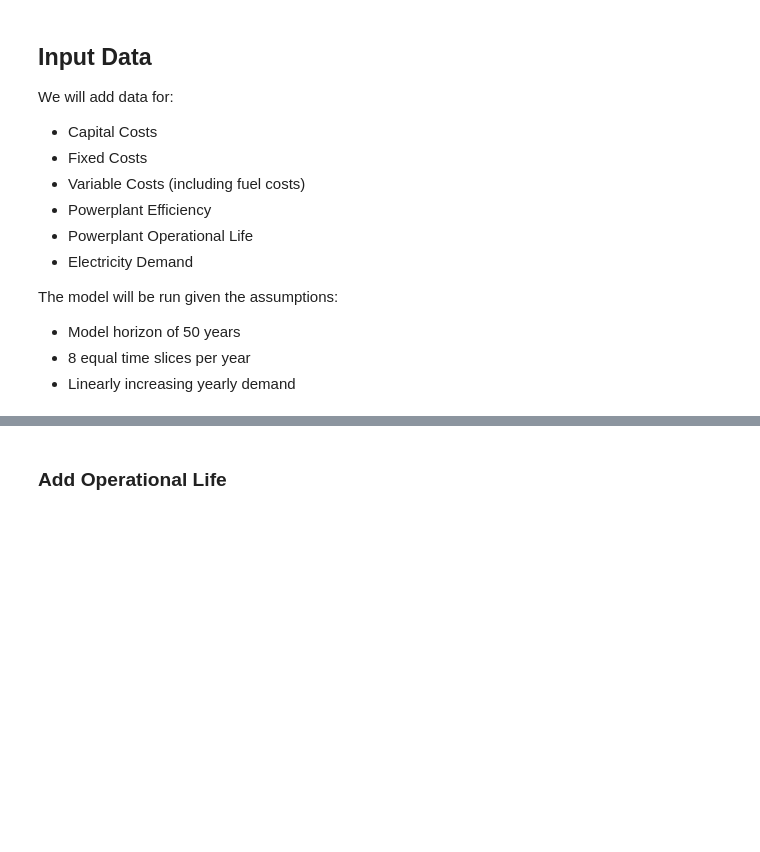
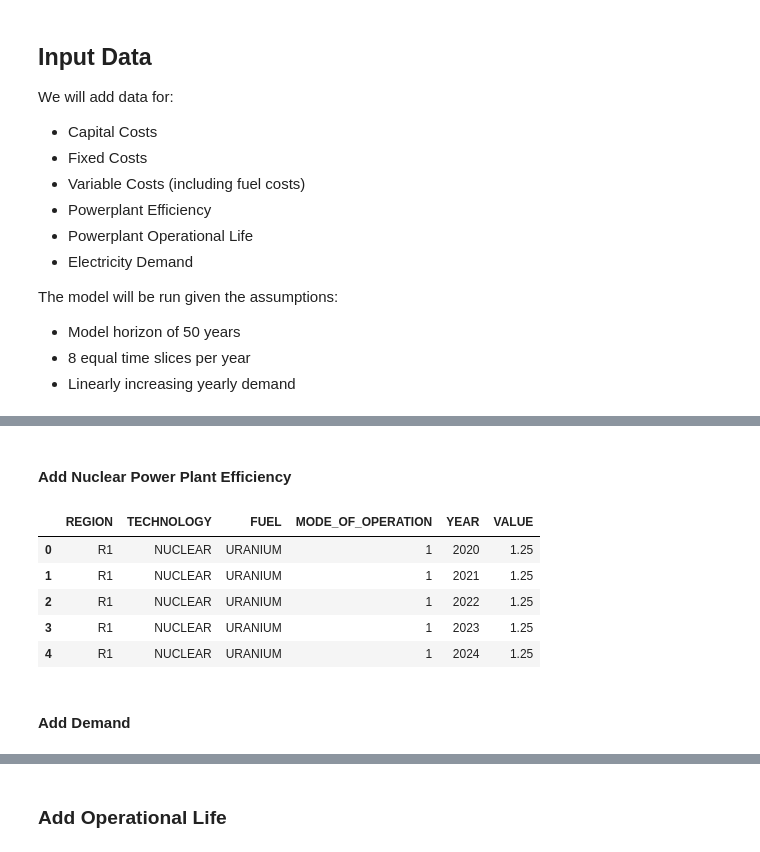
Before and after one commit to KTH-dESA/esom_gsa, a Jupyter notebook: Tutorial.ipynb, the cells around one changed output, grey strips where cells are left out. Cells and saved outputs as stored; diff of their text form; code cells hidden in the pictures; blank space fills up the shorter version.

Commit message:
updated examples

```diff
--- a/Tutorial.ipynb
+++ b/Tutorial.ipynb
@@ -274,0 +230,15 @@ add_demand(start_value, yearly_increase).head()
+# %%
+def make_param(data, param_value, save=None):
+    df = pd.DataFrame(data=data)
+    for col in data.keys():
+        df = df.explode(column=col)
+    df = df.reset_index(drop=True)
+    df["VALUE"] = param_value
+    if save:
+        df.to_csv(save, index=False)
+    return df
+# %%
+example_dir = Path('./examples/1/')
+data_dir = Path(example_dir, "data")
+if not data_dir.exists():
+    data_dir.mkdir()
@@ -274,0 +252,13 @@ add_demand(start_value, yearly_increase).head()
+# %%
+years = range(2020, 2071)
+make_set(years, str(Path(data_dir, "YEAR.csv")))
+techs = ['MINE_URANIUM', 'NUCLEAR']
+make_set(techs, str(Path(data_dir, "TECHNOLOGY.csv")))
+fuels = ['URANIUM', 'ELECTRICITY']
+make_set(fuels, str(Path(data_dir, "FUEL.csv")))
+regions = ['R1']
+make_set(regions, str(Path(data_dir, "REGION.csv")))
+ts = ['S1D1', 'S1D2', 'S2D1', 'S2D2','S3D1','S3D2','S4D1','S4D2']
+make_set(ts, str(Path(data_dir, "TIMESLICE.csv")))
+modes = [1]
+make_set(modes, str(Path(data_dir, "MODE_OF_OPERATION.csv")))
@@ -274,0 +317,21 @@ add_demand(start_value, yearly_increase).head()
+# %% [markdown]
+#### Add Nuclear Power Plant Efficiency
+# %%
+eff = 1.25 # 80 %
+eff_indices = {
+    "REGION": [regions],
+    "TECHNOLOGY": ["NUCLEAR"],
+    "FUEL": ["URANIUM"],
+    "MODE_OF_OPERATION": [modes],
+    "YEAR": [years]
+}
+make_param(eff_indices, eff, str(Path(data_dir, "InputActivityRatio.csv"))).head()
+# %% [output]
+|  | REGION | TECHNOLOGY | FUEL | MODE_OF_OPERATION | YEAR | VALUE |
+| 0 | R1 | NUCLEAR | URANIUM | 1 | 2020 | 1.25 |
+| 1 | R1 | NUCLEAR | URANIUM | 1 | 2021 | 1.25 |
+| 2 | R1 | NUCLEAR | URANIUM | 1 | 2022 | 1.25 |
+| 3 | R1 | NUCLEAR | URANIUM | 1 | 2023 | 1.25 |
+| 4 | R1 | NUCLEAR | URANIUM | 1 | 2024 | 1.25 |
+# %% [markdown]
+#### Add Demand
```
Also changed, not shown: parts of 66 cells of this notebook, 17 other files.
